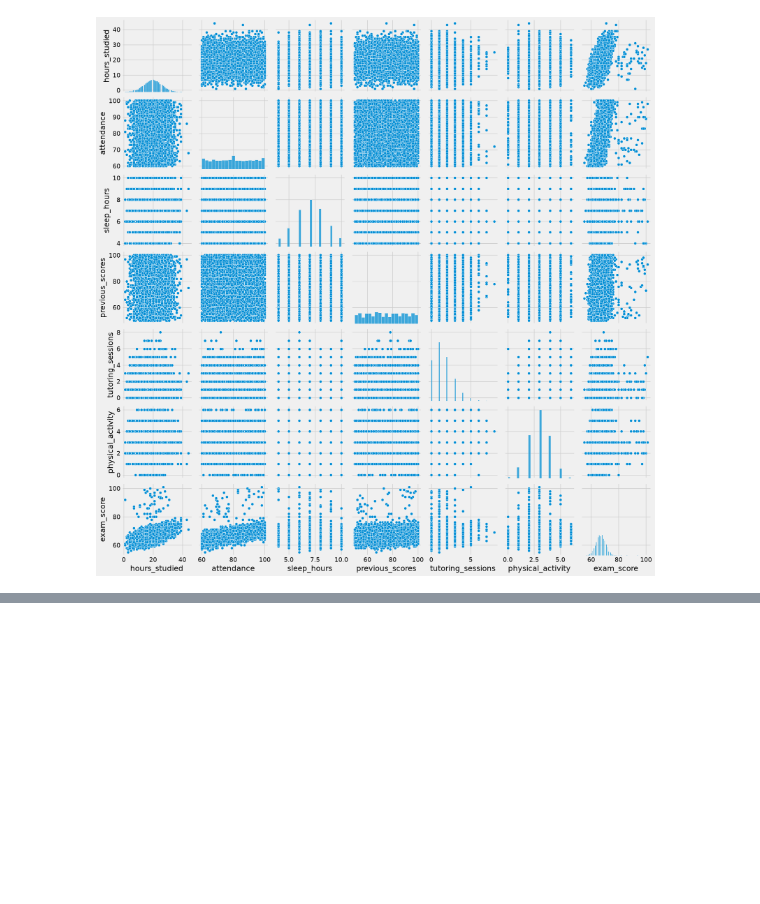
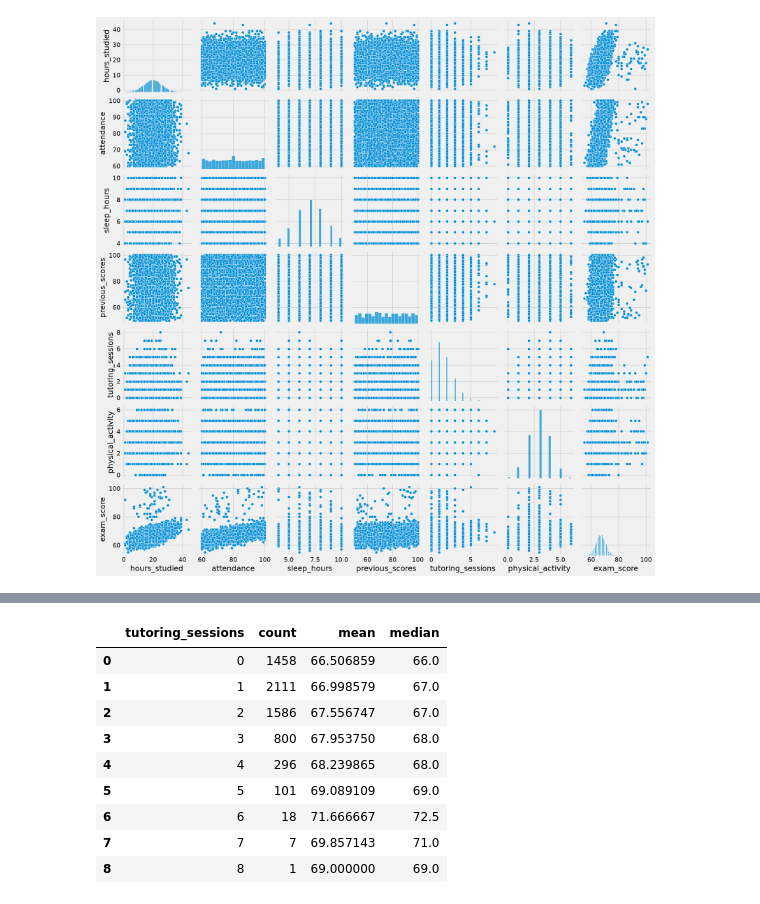
Before and after one commit to Sebastian-Saverino/school-analytics-report-practice, a Jupyter notebook: notebooks/data_explore.ipynb, the cells around one changed output, grey strips where cells are left out. Drawn from its saved outputs; the diff is of its cells as text; code cells hidden in the pictures; blank space fills up the shorter version.

```diff
--- a/notebooks/data_explore.ipynb
+++ b/notebooks/data_explore.ipynb
@@ -312,0 +333,21 @@ sns.pairplot(silver_df, diag_kind="hist")
+# %%
+sleep_exam = (
+    silver_df.groupby("tutoring_sessions")["exam_score"]
+    .agg(["count", "mean", "median"])
+    .reset_index()
+)
+
+
+
+sleep_exam
+# %% [output]
+|  | tutoring_sessions | count | mean | median |
+| 0 | 0 | 1458 | 66.506859 | 66.0 |
+| 1 | 1 | 2111 | 66.998579 | 67.0 |
+| 2 | 2 | 1586 | 67.556747 | 67.0 |
+| 3 | 3 | 800 | 67.953750 | 68.0 |
+| 4 | 4 | 296 | 68.239865 | 68.0 |
+| 5 | 5 | 101 | 69.089109 | 69.0 |
+| 6 | 6 | 18 | 71.666667 | 72.5 |
+| 7 | 7 | 7 | 69.857143 | 71.0 |
+| 8 | 8 | 1 | 69.000000 | 69.0 |
```
Also changed, not shown: parts of 13 cells of this notebook, 4 other files.
